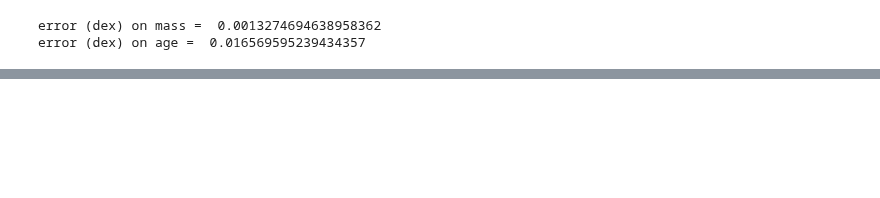
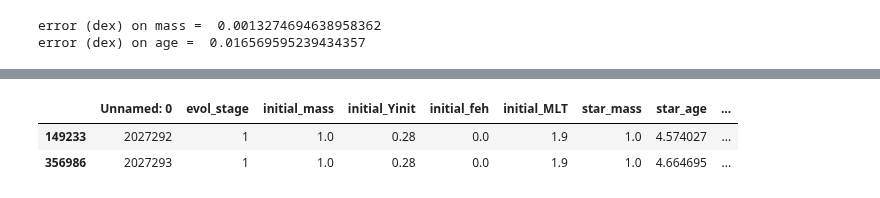
Before and after one commit to Harry-Westwood/Y4-Project-InterNeuralStellar, a Jupyter notebook: Hin's_files/model_sun_test.ipynb, the cells around one changed output, grey strips where cells are left out. Drawn from its saved outputs; the diff is of its cells as text; code cells hidden in the pictures; blank space fills up the shorter version.

```diff
--- a/Hin's_files/model_sun_test.ipynb
+++ b/Hin's_files/model_sun_test.ipynb
@@ -129,0 +165,6 @@ error (dex) on age =  0.016569595239434357
+# %%
+grid1
+# %% [output]
+|  | Unnamed: 0 | evol_stage | initial_mass | initial_Yinit | initial_feh | initial_MLT | star_mass | star_age | ... |
+| 149233 | 2027292 | 1 | 1.0 | 0.28 | 0.0 | 1.9 | 1.0 | 4.574027 | ... |
+| 356986 | 2027293 | 1 | 1.0 | 0.28 | 0.0 | 1.9 | 1.0 | 4.664695 | ... |
```
Also changed, not shown: parts of 13 cells of this notebook.
